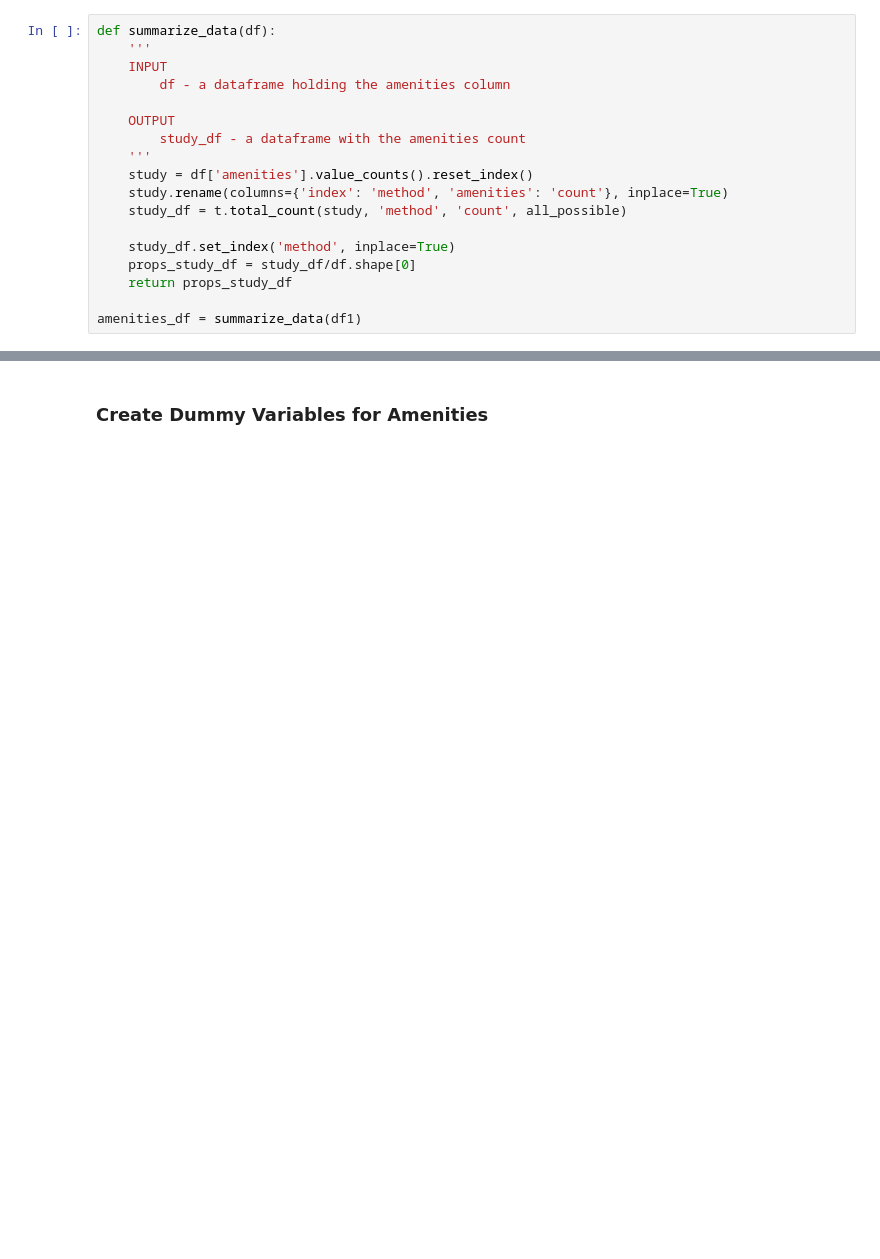
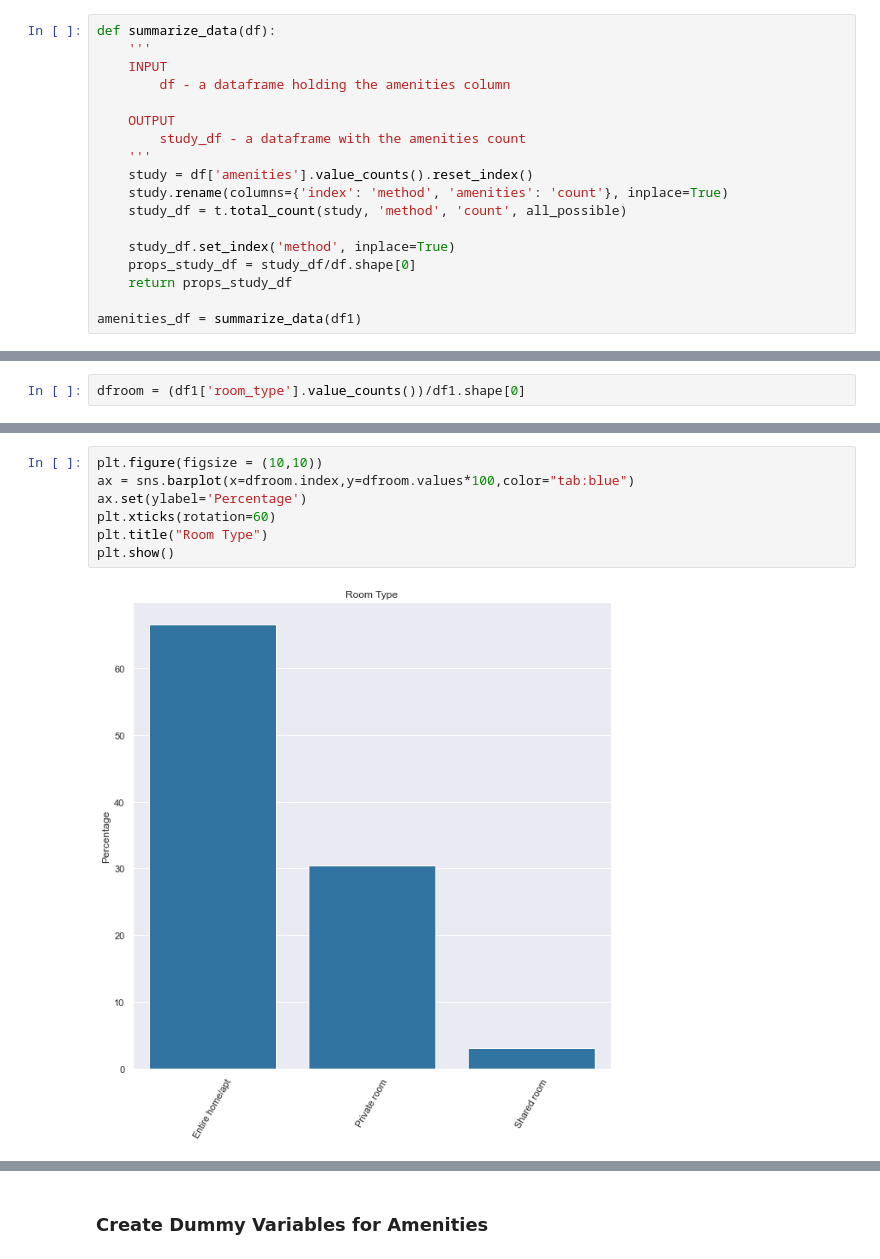
Before and after one commit to bwblock/airbnb-dataset, a Jupyter notebook: data-visualization.ipynb, the cells around one changed output, grey strips where cells are left out. Cells and saved outputs as stored; diff of their text form; blank space fills up the shorter version.

```diff
--- a/data-visualization.ipynb
+++ b/data-visualization.ipynb
@@ -133,0 +164,2 @@ df1['price'].plot(kind='hist',bins=15,figsize=(10,8),title='Price Distribution')
+# %%
+dfroom = (df1['room_type'].value_counts())/df1.shape[0]
@@ -134,3 +173,12 @@ df1['price'].plot(kind='hist',bins=15,figsize=(10,8),title='Price Distribution')
+# %%
+plt.figure(figsize = (10,10))
+ax = sns.barplot(x=dfroom.index,y=dfroom.values*100,color="tab:blue")
+ax.set(ylabel='Percentage')
+plt.xticks(rotation=60)
+plt.title("Room Type")
+plt.show()
+# %% [output]
+[figure, added]
 # %%
 ((df1['room_type'].value_counts())/df1.shape[0]).plot(kind='bar', title="Accomodation Type", figsize=(6,6))
 # %% [output]
```
Also changed, not shown: parts of 27 cells of this notebook.
